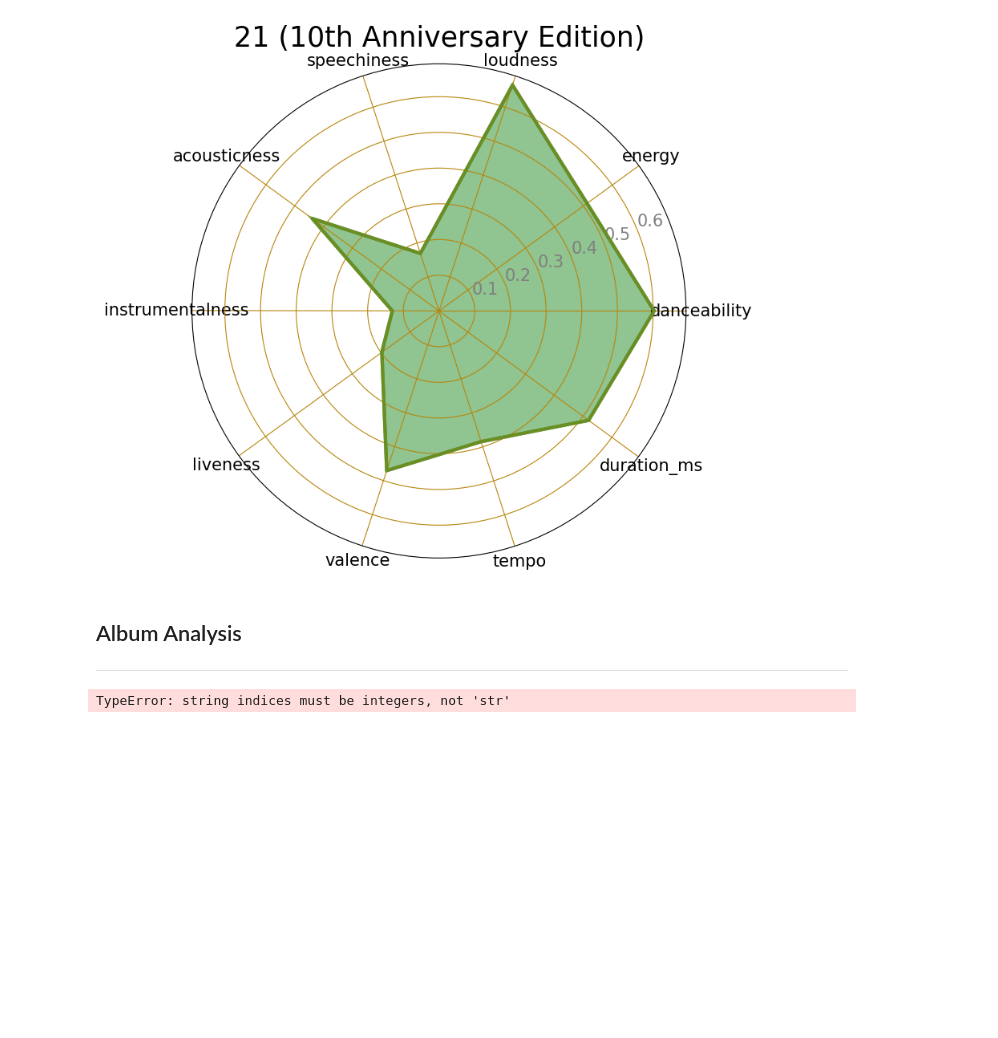
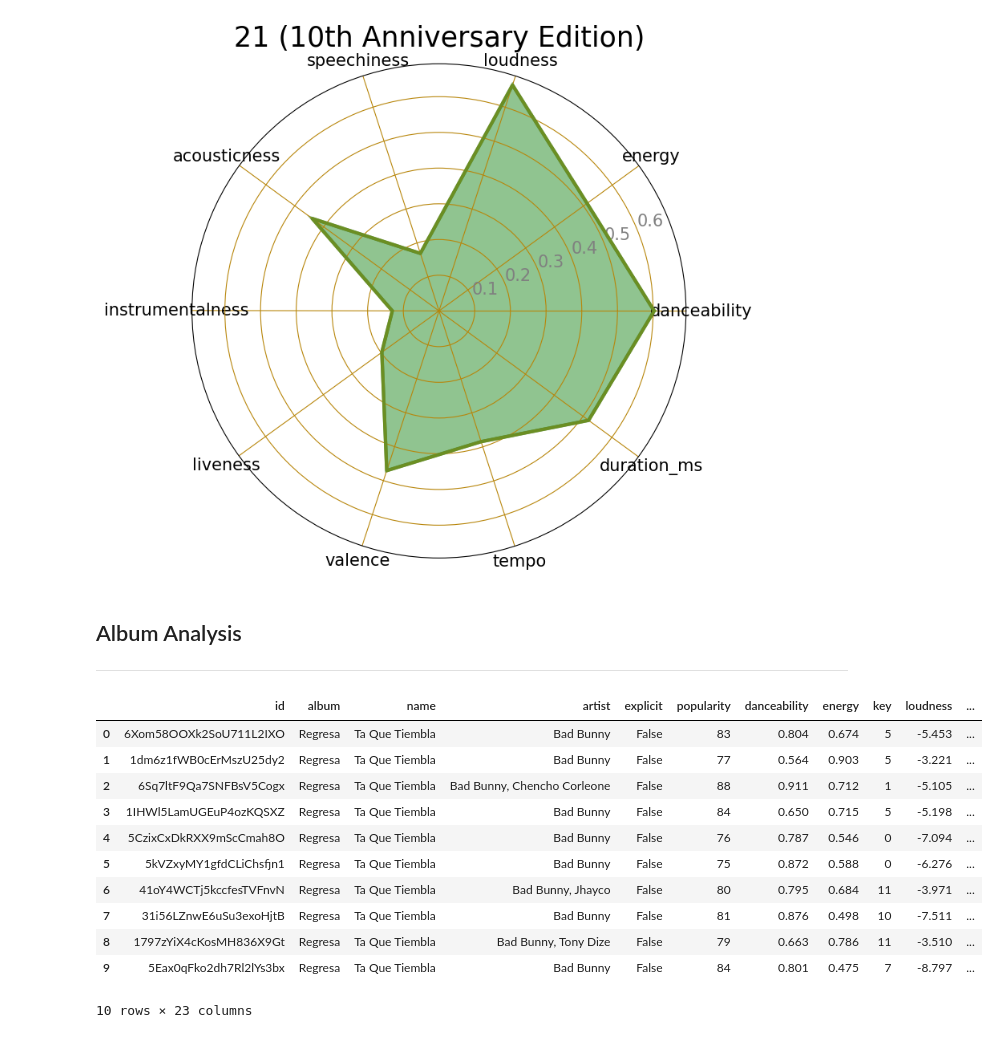
Before and after one commit to jenalvz/Spotify_API, a Jupyter notebook: Spotify_LatinIndie.ipynb, the cells around one changed output. Cells and saved outputs as stored; diff of their text form; code cells hidden in the pictures; blank space fills up the shorter version.

```diff
--- a/Spotify_LatinIndie.ipynb
+++ b/Spotify_LatinIndie.ipynb
@@ -188,8 +188,8 @@ album_results = sp.album(album_id)
 album_ids=[]
 
 for album_result in album_results['tracks']['items']:
-        album_track = str(album_results['name']['id']) ### strig indeces must be int not str
-        album_ids.append(album_track)
+    album_track = str(album_result['id'])  # corrected line
+    album_ids.append(album_track)
 
 album_song_meta={'id':[],'album':[], 'name':[],
            'artist':[],'explicit':[],'popularity':[]}
@@ -212,31 +212,42 @@ for song_ids in album_ids:
     # artists name
     a_s = ', '
     album_artist=a_s.join([album_singer_name['name'] for album_singer_name in album_meta['artists']])
     album_song_meta['artist']+=[album_artist]
 
     # explicit: lyrics could be considered offensive or unsuitable for children
     album_explicit=meta['explicit']
     album_song_meta['explicit'].append(album_explicit)
 
     # song popularity
     album_popularity=album_meta['popularity']
     album_song_meta['popularity'].append(album_popularity)
 
 album_song_meta_df=pd.DataFrame.from_dict(album_song_meta)
 
 # check the song feature
 album_features = sp.audio_features(album_song_meta['id'])
 # change dictionary to dataframe
 album_features_df=pd.DataFrame.from_dict(album_features)
 
 # convert milliseconds to mins
 # duration_ms: The duration of the track in milliseconds.
 # 1 minute = 60 seconds = 60 × 1000 milliseconds = 60,000 ms
 album_features_df['duration_ms']=album_features_df['duration_ms']/60000
 
 # combine two dataframe
 album_final_df=album_song_meta_df.merge(album_features_df)
 
 album_final_df.head(10)
 # %% [output]
+|  | id | album | name | artist | explicit | popularity | danceability | energy | key | loudness | ... |
+| 0 | 6Xom58OOXk2SoU711L2IXO | Regresa | Ta Que Tiembla | Bad Bunny | False | 83 | 0.804 | 0.674 | 5 | -5.453 | ... |
+| 1 | 1dm6z1fWB0cErMszU25dy2 | Regresa | Ta Que Tiembla | Bad Bunny | False | 77 | 0.564 | 0.903 | 5 | -3.221 | ... |
+| 2 | 6Sq7ltF9Qa7SNFBsV5Cogx | Regresa | Ta Que Tiembla | Bad Bunny, Chencho Corleone | False | 88 | 0.911 | 0.712 | 1 | -5.105 | ... |
+| 3 | 1IHWl5LamUGEuP4ozKQSXZ | Regresa | Ta Que Tiembla | Bad Bunny | False | 84 | 0.650 | 0.715 | 5 | -5.198 | ... |
+| 4 | 5CzixCxDkRXX9mScCmah8O | Regresa | Ta Que Tiembla | Bad Bunny | False | 76 | 0.787 | 0.546 | 0 | -7.094 | ... |
+| 5 | 5kVZxyMY1gfdCLiChsfjn1 | Regresa | Ta Que Tiembla | Bad Bunny | False | 75 | 0.872 | 0.588 | 0 | -6.276 | ... |
+| 6 | 41oY4WCTj5kccfesTVFnvN | Regresa | Ta Que Tiembla | Bad Bunny, Jhayco | False | 80 | 0.795 | 0.684 | 11 | -3.971 | ... |
+| 7 | 31i56LZnwE6uSu3exoHjtB | Regresa | Ta Que Tiembla | Bad Bunny | False | 81 | 0.876 | 0.498 | 10 | -7.511 | ... |
+| 8 | 1797zYiX4cKosMH836X9Gt | Regresa | Ta Que Tiembla | Bad Bunny, Tony Dize | False | 79 | 0.663 | 0.786 | 11 | -3.510 | ... |
+| 9 | 5Eax0qFko2dh7Rl2lYs3bx | Regresa | Ta Que Tiembla | Bad Bunny | False | 84 | 0.801 | 0.475 | 7 | -8.797 | ... |
-TypeError: string indices must be integers, not 'str'
+10 rows × 23 columns
```
Also changed, not shown: parts of 3 cells of this notebook, 1 other file.
